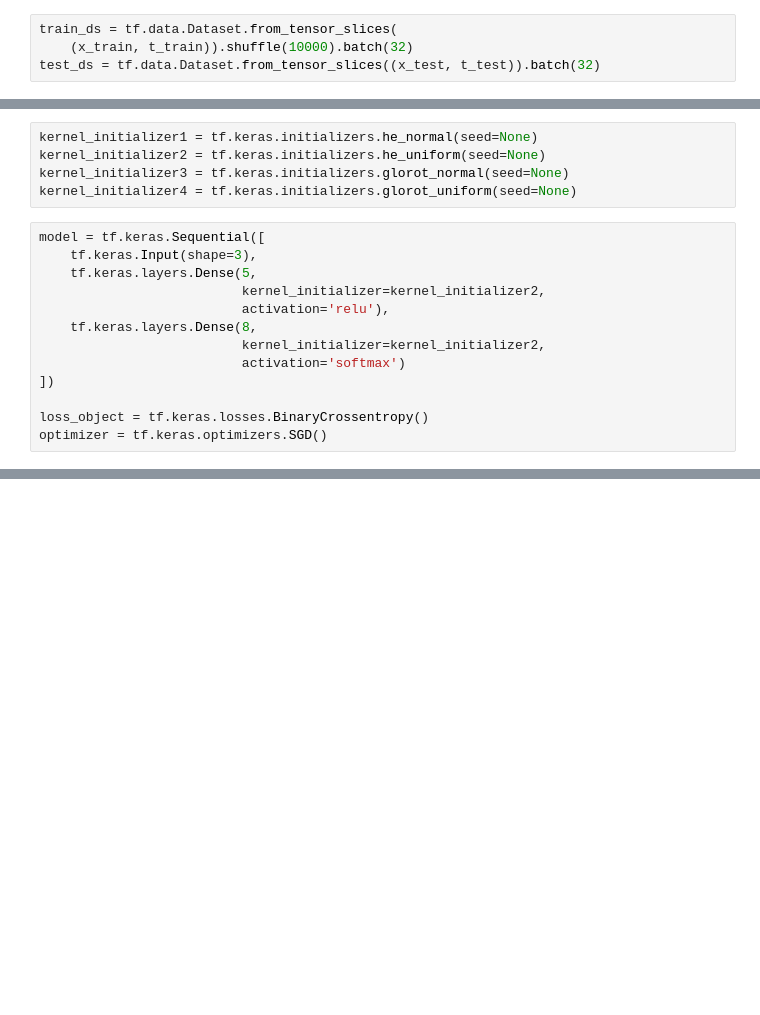
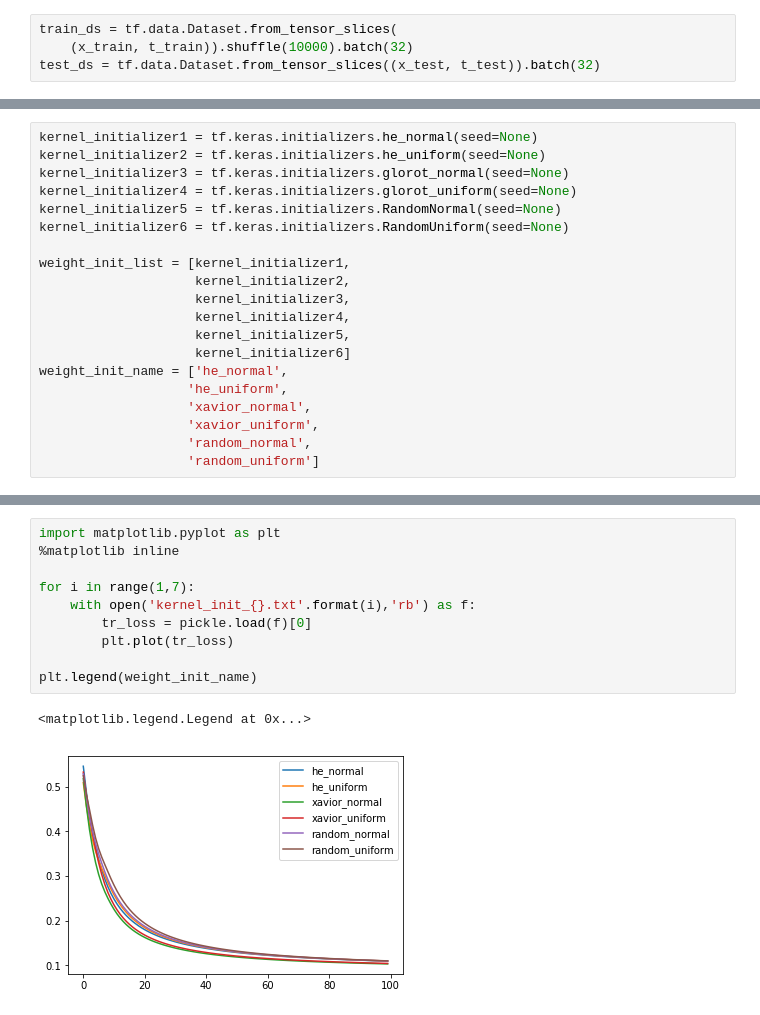
Before and after one commit to jjeamin/deep_learning_study, a Jupyter notebook: 텐서플로로 배우는 딥러닝/tensorflow_deeplearning.ipynb, the cells around one changed output, grey strips where cells are left out. Saved outputs shown, nothing was run; the diff lists cells and outputs as text; blank space fills up the shorter version.

Commit message:
Update tensorflow optimizer,hidden layer,weight init 비교

```diff
--- a/텐서플로로 배우는 딥러닝/tensorflow_deeplearning.ipynb
+++ b/텐서플로로 배우는 딥러닝/tensorflow_deeplearning.ipynb
@@ -114,16 +132,18 @@ kernel_initializer1 = tf.keras.initializers.he_normal(seed=None)
 kernel_initializer2 = tf.keras.initializers.he_uniform(seed=None)
 kernel_initializer3 = tf.keras.initializers.glorot_normal(seed=None)
 kernel_initializer4 = tf.keras.initializers.glorot_uniform(seed=None)
+kernel_initializer5 = tf.keras.initializers.RandomNormal(seed=None)
+kernel_initializer6 = tf.keras.initializers.RandomUniform(seed=None)
+
+weight_init_list = [kernel_initializer1,
+                    kernel_initializer2,
+                    kernel_initializer3,
+                    kernel_initializer4,
+                    kernel_initializer5,
+                    kernel_initializer6]
+weight_init_name = ['he_normal',
+                   'he_uniform',
+                   'xavior_normal',
+                   'xavior_uniform',
+                   'random_normal',
+                   'random_uniform']
-# %%
-model = tf.keras.Sequential([
-    tf.keras.Input(shape=3),
-    tf.keras.layers.Dense(5,
-                          kernel_initializer=kernel_initializer2,
-                          activation='relu'),
-    tf.keras.layers.Dense(8,
-                          kernel_initializer=kernel_initializer2,
-                          activation='softmax')
-])
-
-loss_object = tf.keras.losses.BinaryCrossentropy()
-optimizer = tf.keras.optimizers.SGD()
@@ -169,0 +346,13 @@ def test_step(data, labels):
+# %%
+import matplotlib.pyplot as plt
+%matplotlib inline
+
+for i in range(1,7):
+    with open('kernel_init_{}.txt'.format(i),'rb') as f:
+        tr_loss = pickle.load(f)[0]
+        plt.plot(tr_loss)
+
+plt.legend(weight_init_name)
+# %% [output]
+<matplotlib.legend.Legend at 0x...>
+[figure, added]
```
Also changed, not shown: parts of 20 cells of this notebook, 2 other files.
